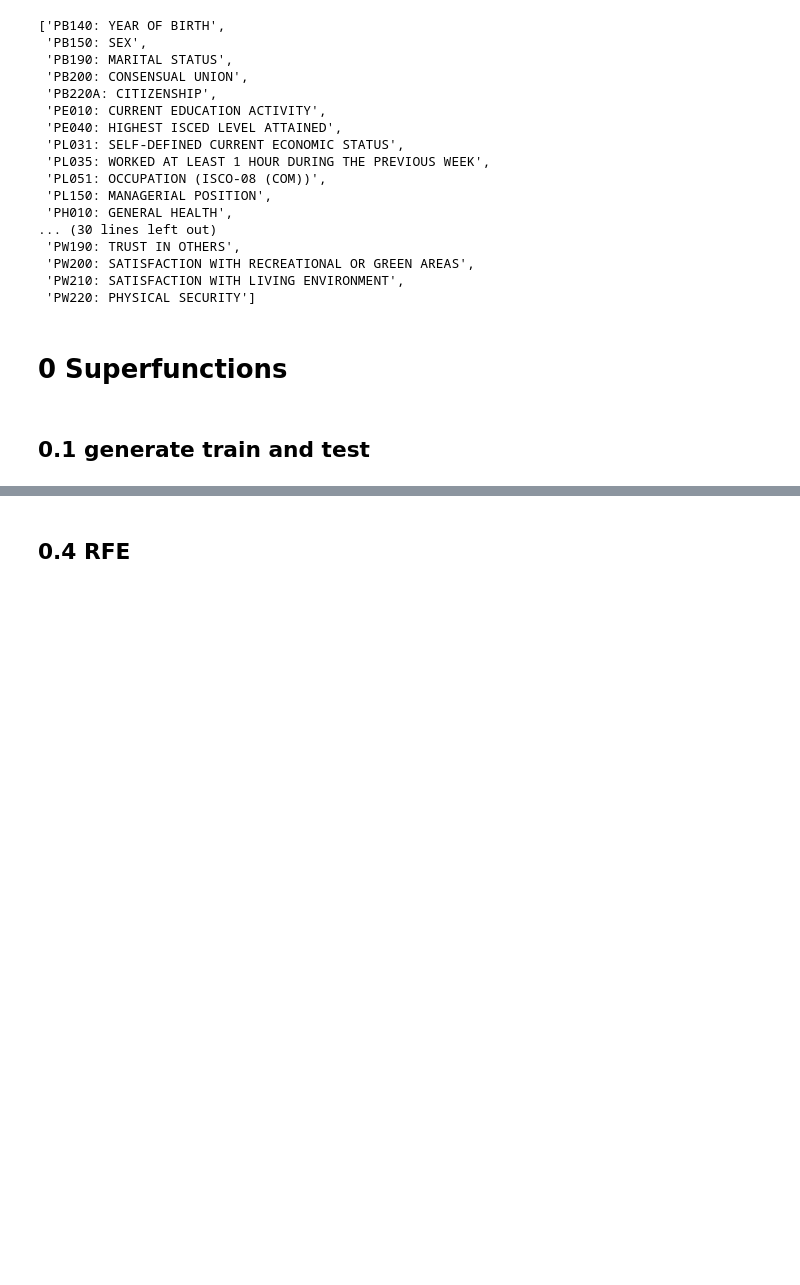
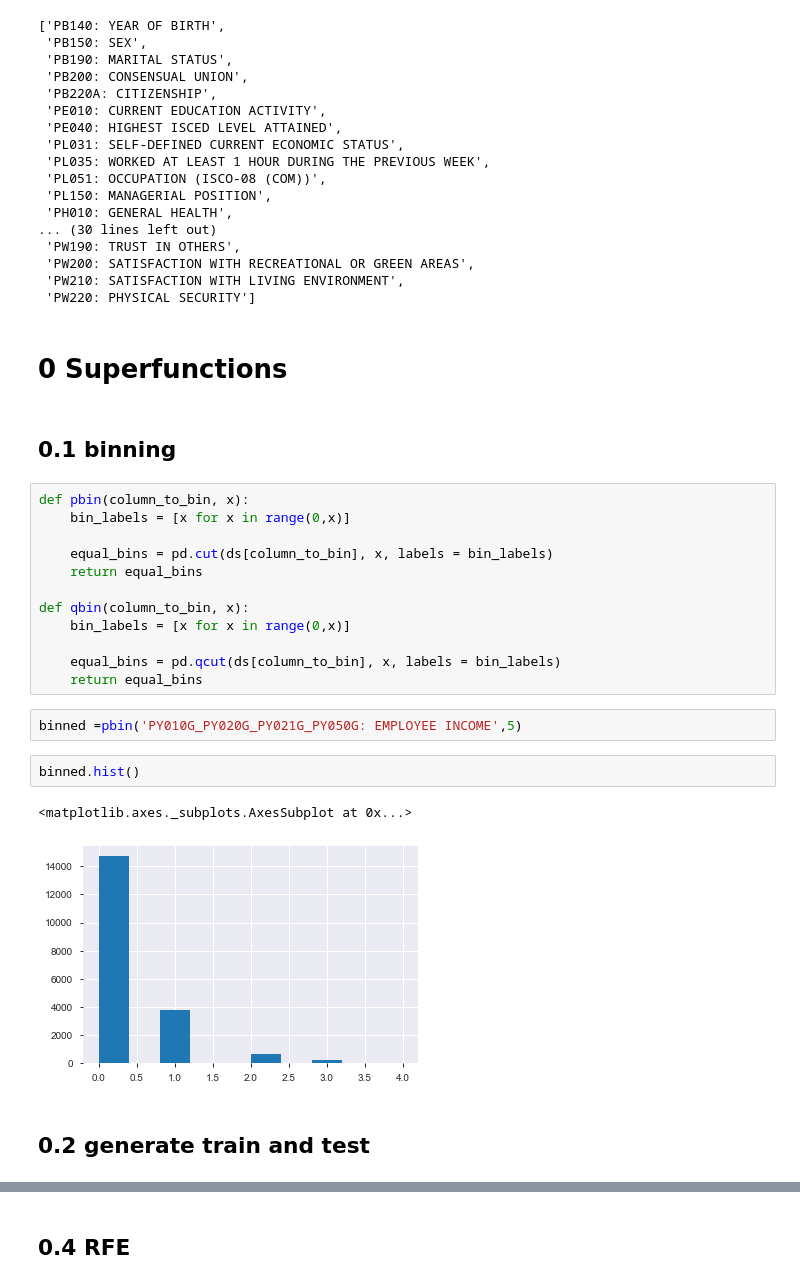
Before and after one commit to ta-data-lis/final-project, a Jupyter notebook: your-project/3_Machine Learning.ipynb, the cells around one changed output, grey strips where cells are left out. Drawn from its saved outputs; the diff is of its cells as text; blank space fills up the shorter version.

```diff
--- a/your-project/3_Machine Learning.ipynb
+++ b/your-project/3_Machine Learning.ipynb
@@ -113,7 +114,28 @@ columns
  'PW220: PHYSICAL SECURITY']
 # %% [markdown]
 # 0 Superfunctions
+# %% [markdown]
+## 0.1 binning
+# %%
+def pbin(column_to_bin, x):
+    bin_labels = [x for x in range(0,x)]
+
+    equal_bins = pd.cut(ds[column_to_bin], x, labels = bin_labels)
+    return equal_bins
+
+def qbin(column_to_bin, x):
+    bin_labels = [x for x in range(0,x)]
+
+    equal_bins = pd.qcut(ds[column_to_bin], x, labels = bin_labels)
+    return equal_bins
+# %%
+binned =pbin('PY010G_PY020G_PY021G_PY050G: EMPLOYEE INCOME',5)
+# %%
+binned.hist()
+# %% [output]
+<matplotlib.axes._subplots.AxesSubplot at 0x...>
+[figure, added]
 # %% [markdown]
-## 0.1 generate train and test
+## 0.2 generate train and test
 # %%
 ### generate tests with several binning
```
Also changed, not shown: parts of 42 cells of this notebook.
